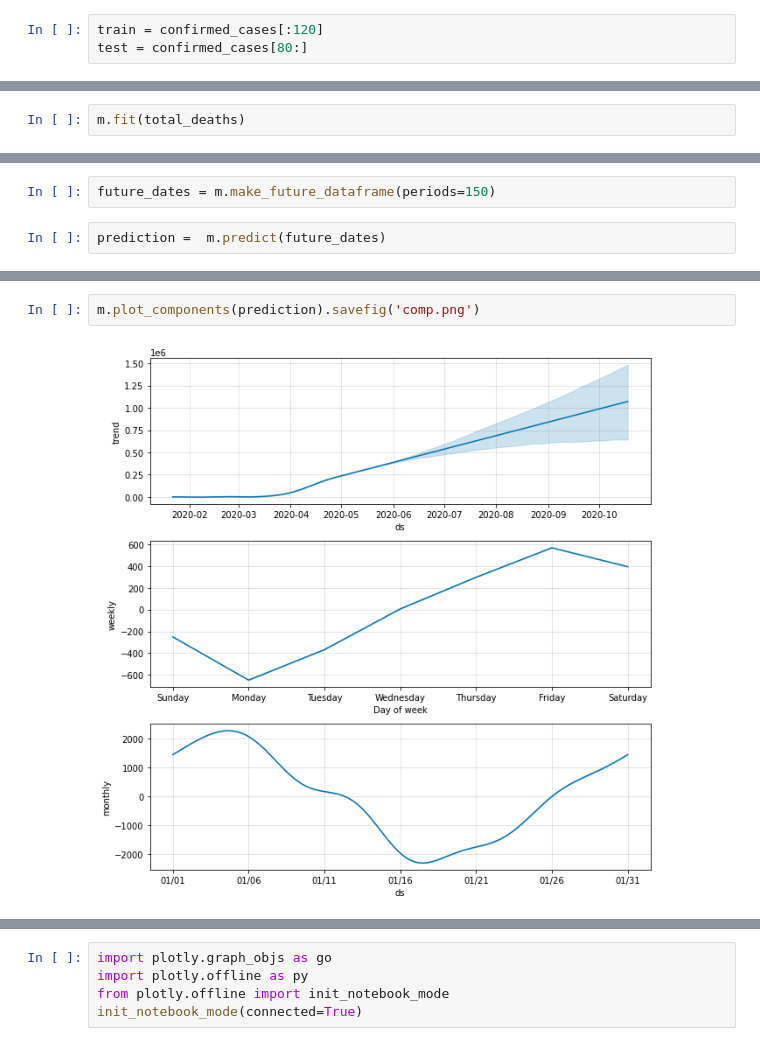
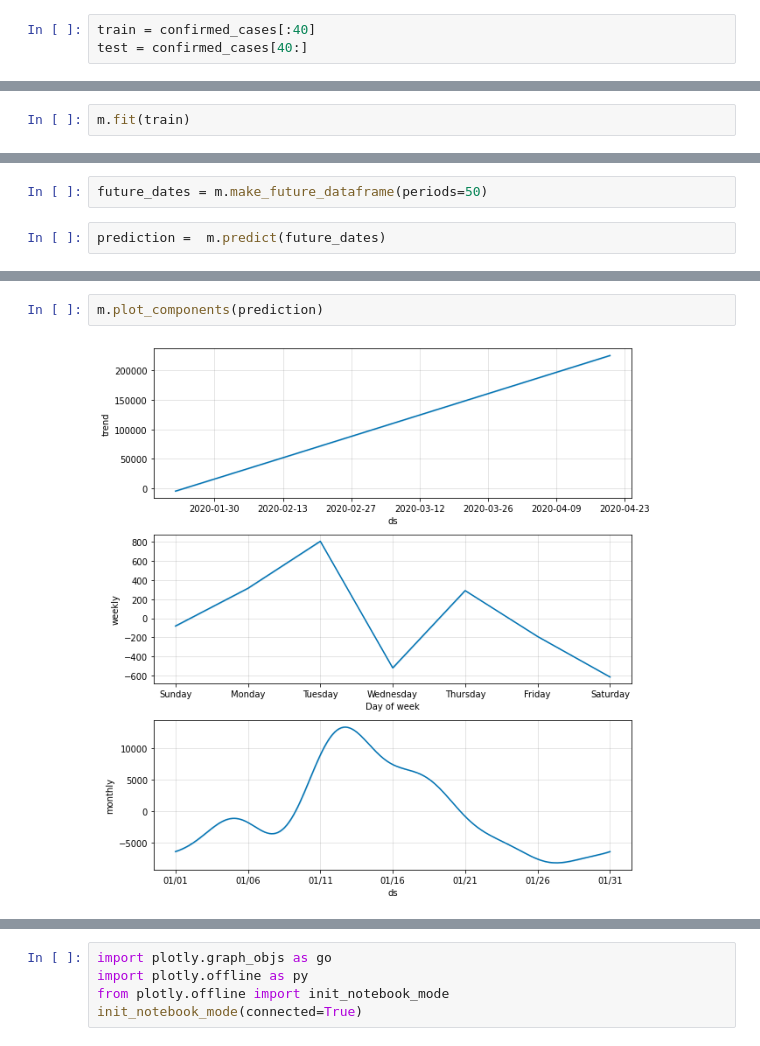
Before and after one commit to nickszabo21/TeamCovid, a Jupyter notebook: fb_prophet/covid.fbp.ipynb, the cells around one changed output, grey strips where cells are left out. Cells and saved outputs as stored; diff of their text form.

Commit message:
test verified

```diff
--- a/fb_prophet/covid.fbp.ipynb
+++ b/fb_prophet/covid.fbp.ipynb
@@ -88,5 +89,5 @@ recovered_cases.rename(columns={"Date":"ds","Recovered":"y"},inplace=True)
 # %%
 total_deaths.rename(columns={"Date":"ds","Deaths":"y"},inplace=True)
 # %%
-train = confirmed_cases[:120]
-test = confirmed_cases[80:]
+train = confirmed_cases[:40]
+test = confirmed_cases[40:]
@@ -109,11 +114,11 @@ total_deaths
 # %%
-m.fit(total_deaths)
+m.fit(train)
 # %% [output]
 INFO:fbprophet:Disabling yearly seasonality. Run prophet with yearly_seasonality=True to override this.
 INFO:fbprophet:Disabling daily seasonality. Run prophet with daily_seasonality=True to override this.
 <fbprophet.forecaster.Prophet at 0x...>
 # %%
-future_dates = m.make_future_dataframe(periods=150)
+future_dates = m.make_future_dataframe(periods=50)
 # %%
 prediction =  m.predict(future_dates)
 # %%
@@ -140,4 +145,4 @@ m.plot(prediction)
 # %%
-m.plot_components(prediction).savefig('comp.png')
+m.plot_components(prediction)
 # %% [output]
-[figure, old version]
+[figure, new version]
```
Also changed, not shown: parts of 9 cells of this notebook.
